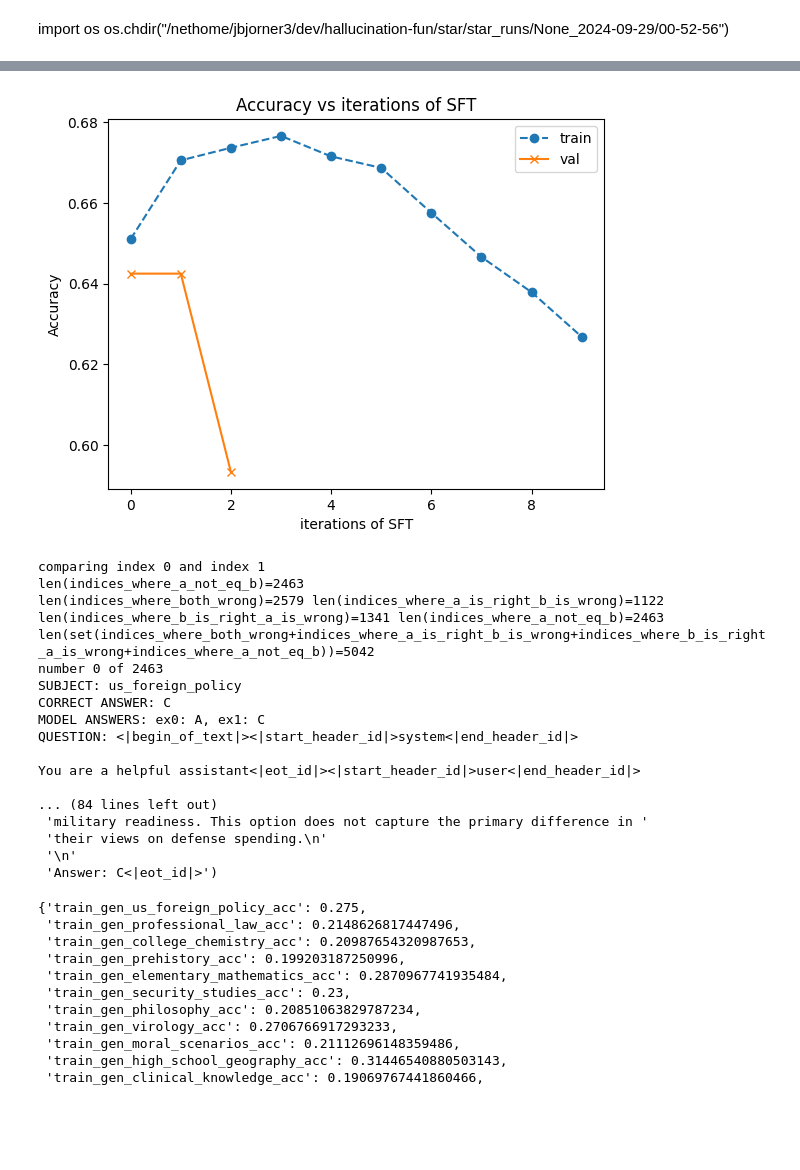
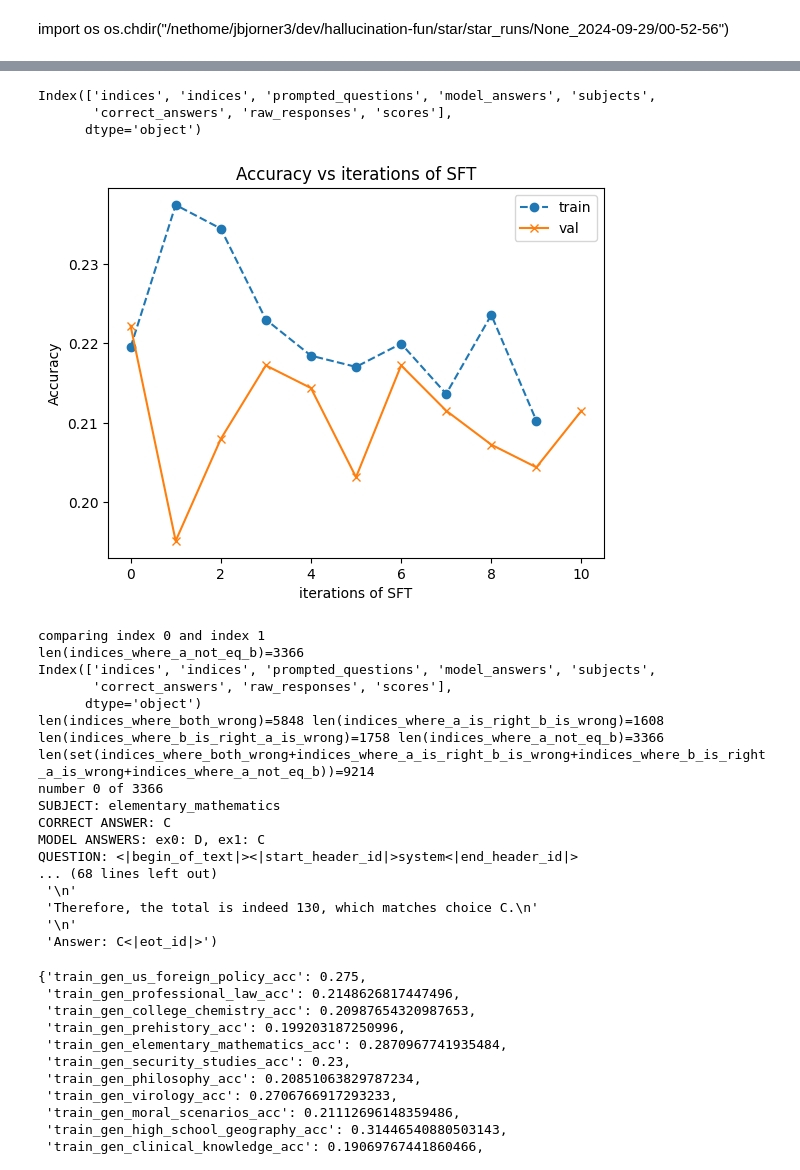
Before and after one commit to jakob-bjorner/star, a Jupyter notebook: scratch/development.ipynb, the cells around one changed output, grey strips where cells are left out. Drawn from its saved outputs; the diff is of its cells as text; code cells hidden in the pictures; blank space fills up the shorter version.

```diff
--- a/scratch/development.ipynb
+++ b/scratch/development.ipynb
@@ -28,14 +28,16 @@ def interactive_function(output_dir: str, index_a, index_b):
 
     def get_dfs(files):
         df_generated_samples_per_file = {
-            file: pd.read_csv(file, index_col=0)
+            file: pd.read_csv(file).rename(columns={"Unnamed: 0": "indices"}) # , index_col=0
                 for file in files
         }
+        print(list(df_generated_samples_per_file.values())[0].columns)
         return df_generated_samples_per_file
     def get_gen_samples(files):
         gen_samples_per_file = dict()
         df_generated_samples_per_file = get_dfs(files)
         for file, df in df_generated_samples_per_file.items():
+            # print(df.to_dict("list").keys())
             gen_samples_per_file[file] = GeneratedSamples(**df.to_dict("list"))
         return gen_samples_per_file
     def get_step_accs(generated_samples_per_file):
@@ -102,9 +104,11 @@ def interactive_function(output_dir: str, index_a, index_b):
 # output_dirs=sorted(glob.glob("/nethome/jbjorner3/dev/hallucination-fun/star/star_runs/*/*"))[:-12:-1]
 # # pprint(output_dirs)
 # output_dir = "/nethome/jbjorner3/dev/hallucination-fun/star/star_runs/None_2024-09-30/00-12-18_0"
-# # output_dir = "/nethome/jbjorner3/dev/hallucination-fun/star/star_runs/train_2024-10-01/03-06-34_0"
-# # output_dir = "/nethome/jbjorner3/dev/hallucination-fun/star/star_runs/train_translate_2024-10-02/04-20-40_0"
-# interactive_function(output_dir, 0, 1)
+# output_dir = "/nethome/jbjorner3/dev/hallucination-fun/star/star_runs/train_2024-10-01/03-06-34_0"
+# output_dir = "/nethome/jbjorner3/dev/hallucination-fun/star/star_runs/train_2024-11-06/01-34-45"
+# output_dir = "/nethome/jbjorner3/dev/hallucination-fun/star/star_runs/None_2024-09-29/03-17-24"
+output_dir = "/nethome/jbjorner3/dev/hallucination-fun/star/star_runs/train_translate_2024-10-02/04-20-40_0"
+interactive_function(output_dir, 0, 1)
 # # get_val_and_test_plot("/nethome/jbjorner3/dev/hallucination-fun/star/star_runs/None_2024-09-29/02-34-02")
 # %% [output]
 🦥 Unsloth: Will patch your computer to enable 2x faster free finetuning.
@@ -125,21 +131,24 @@ def interactive_function(output_dir: str, index_a, index_b):
+Index(['indices', 'indices', 'prompted_questions', 'model_answers', 'subjects',
+       'correct_answers', 'raw_responses', 'scores'],
+      dtype='object')
-[figure, old version]
+[figure, new version]
-comparing index 0 and index 1
-len(indices_where_a_not_eq_b)=2463
-len(indices_where_both_wrong)=2579 len(indices_where_a_is_right_b_is_wrong)=1122 len(indices_where_b_is_right_a_is_wrong)=1341 len(indices_where_a_not_eq_b)=2463
-len(set(indices_where_both_wrong+indices_where_a_is_right_b_is_wrong+indices_where_b_is_right_a_is_wrong+indices_where_a_not_eq_b))=5042
-number 0 of 2463
-SUBJECT: us_foreign_policy
-CORRECT ANSWER: C
-MODEL ANSWERS: ex0: A, ex1: C
-QUESTION: <|begin_of_text|><|start_header_id|>system<|end_header_id|>
-
-You are a helpful assistant<|eot_id|><|start_header_id|>user<|end_header_id|>
-
-... (84 lines left out)
- 'military readiness. This option does not capture the primary difference in '
- 'their views on defense spending.\n'
- '\n'
- 'Answer: C<|eot_id|>')
+comparing index 0 and index 1
+len(indices_where_a_not_eq_b)=3366
+Index(['indices', 'indices', 'prompted_questions', 'model_answers', 'subjects',
+       'correct_answers', 'raw_responses', 'scores'],
+      dtype='object')
+len(indices_where_both_wrong)=5848 len(indices_where_a_is_right_b_is_wrong)=1608 len(indices_where_b_is_right_a_is_wrong)=1758 len(indices_where_a_not_eq_b)=3366
+len(set(indices_where_both_wrong+indices_where_a_is_right_b_is_wrong+indices_where_b_is_right_a_is_wrong+indices_where_a_not_eq_b))=9214
+number 0 of 3366
+SUBJECT: elementary_mathematics
+CORRECT ANSWER: C
+MODEL ANSWERS: ex0: D, ex1: C
+QUESTION: <|begin_of_text|><|start_header_id|>system<|end_header_id|>
+... (68 lines left out)
+ '\n'
+ 'Therefore, the total is indeed 130, which matches choice C.\n'
+ '\n'
+ 'Answer: C<|eot_id|>')
 # %%
 
 samples = GeneratedSamples(**pd.read_csv("/nethome/jbjorner3/dev/hallucination-fun/star/star_runs/train_translate_2024-10-02/04-20-40_0/train_301/generated.csv", index_col=0).to_dict('list'))
```
Also changed, not shown: parts of 9 cells of this notebook, 10 other files.
